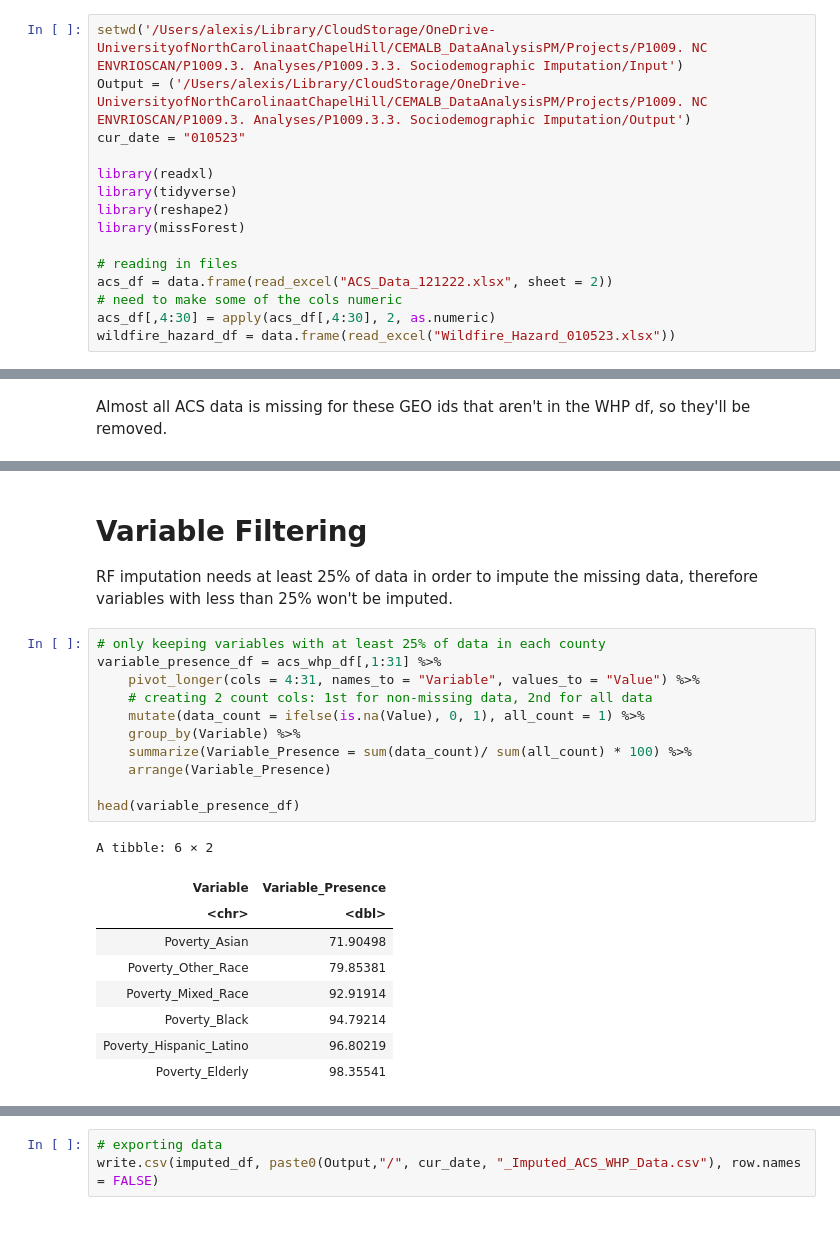
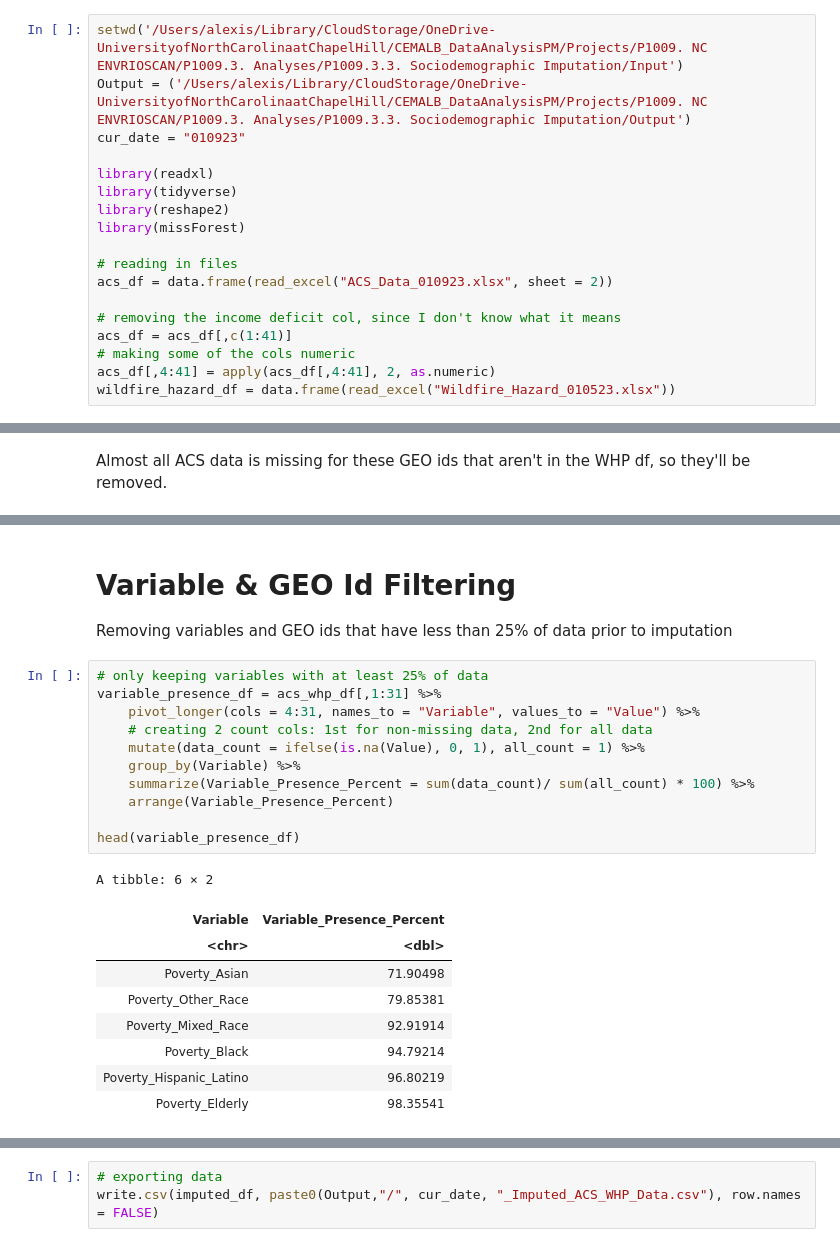
Before and after one commit to UNC-CEMALB/ENVIROSCAN, a Jupyter notebook: 2. Sociodemographic Imputation/Sociodemographic Imputation.ipynb, the cells around one changed output, grey strips where cells are left out. Saved outputs shown, nothing was run; the diff lists cells and outputs as text.

```diff
--- a/2. Sociodemographic Imputation/Sociodemographic Imputation.ipynb
+++ b/2. Sociodemographic Imputation/Sociodemographic Imputation.ipynb
@@ -1,7 +1,7 @@
 # %%
 setwd('/Users/alexis/Library/CloudStorage/OneDrive-UniversityofNorthCarolinaatChapelHill/CEMALB_DataAnalysisPM/Projects/P1009. NC ENVRIOSCAN/P1009.3. Analyses/P1009.3.3. Sociodemographic Imputation/Input')
 Output = ('/Users/alexis/Library/CloudStorage/OneDrive-UniversityofNorthCarolinaatChapelHill/CEMALB_DataAnalysisPM/Projects/P1009. NC ENVRIOSCAN/P1009.3. Analyses/P1009.3.3. Sociodemographic Imputation/Output')
-cur_date = "010523"
+cur_date = "010923"
 
 library(readxl)
 library(tidyverse)
@@ -9,9 +9,12 @@ library(reshape2)
 library(missForest)
 
 # reading in files
-acs_df = data.frame(read_excel("ACS_Data_121222.xlsx", sheet = 2))
-# need to make some of the cols numeric
-acs_df[,4:30] = apply(acs_df[,4:30], 2, as.numeric)
+acs_df = data.frame(read_excel("ACS_Data_010923.xlsx", sheet = 2))
+
+# removing the income deficit col, since I don't know what it means
+acs_df = acs_df[,c(1:41)]
+# making some of the cols numeric
+acs_df[,4:41] = apply(acs_df[,4:41], 2, as.numeric)
 wildfire_hazard_df = data.frame(read_excel("Wildfire_Hazard_010523.xlsx"))
 # %% [output]
 ── Attaching packages ─────────────────────────────────────── tidyverse 1.3.2 ──
@@ -109,22 +112,23 @@ A data.frame: 6 × 34
 | 5 | 14000US37001020501 | 205.01 | Alamance | 92.7 | 35.1 | 23.3 | 76.7 | ... |
 | 6 | 14000US37001020502 | 205.02 | Alamance | 99.0 | 32.1 | 30.0 | 70.0 | ... |
 # %% [markdown]
-# Variable Filtering
-RF imputation needs at least 25% of data in order to impute the missing data, therefore variables with less than 25% won't be imputed.
+# Variable & GEO Id Filtering
+
+Removing variables and GEO ids that have less than 25% of data prior to imputation
 # %%
-# only keeping variables with at least 25% of data in each county
+# only keeping variables with at least 25% of data
 variable_presence_df = acs_whp_df[,1:31] %>%
     pivot_longer(cols = 4:31, names_to = "Variable", values_to = "Value") %>%
     # creating 2 count cols: 1st for non-missing data, 2nd for all data
     mutate(data_count = ifelse(is.na(Value), 0, 1), all_count = 1) %>%
     group_by(Variable) %>%
-    summarize(Variable_Presence = sum(data_count)/ sum(all_count) * 100) %>%
-    arrange(Variable_Presence)
+    summarize(Variable_Presence_Percent = sum(data_count)/ sum(all_count) * 100) %>%
+    arrange(Variable_Presence_Percent)
 
 head(variable_presence_df)
 # %% [output]
 A tibble: 6 × 2
-| Variable | Variable_Presence |
+| Variable | Variable_Presence_Percent |
 | <chr> | <dbl> |
 | Poverty_Asian | 71.90498 |
 | Poverty_Other_Race | 79.85381 |
```
Also changed, not shown: parts of 8 cells of this notebook.
